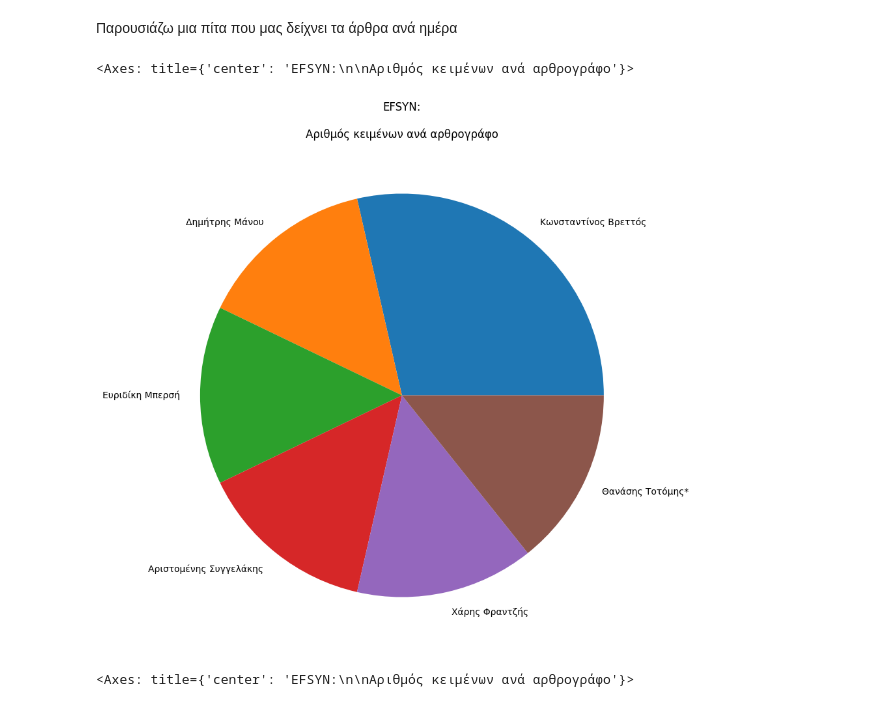
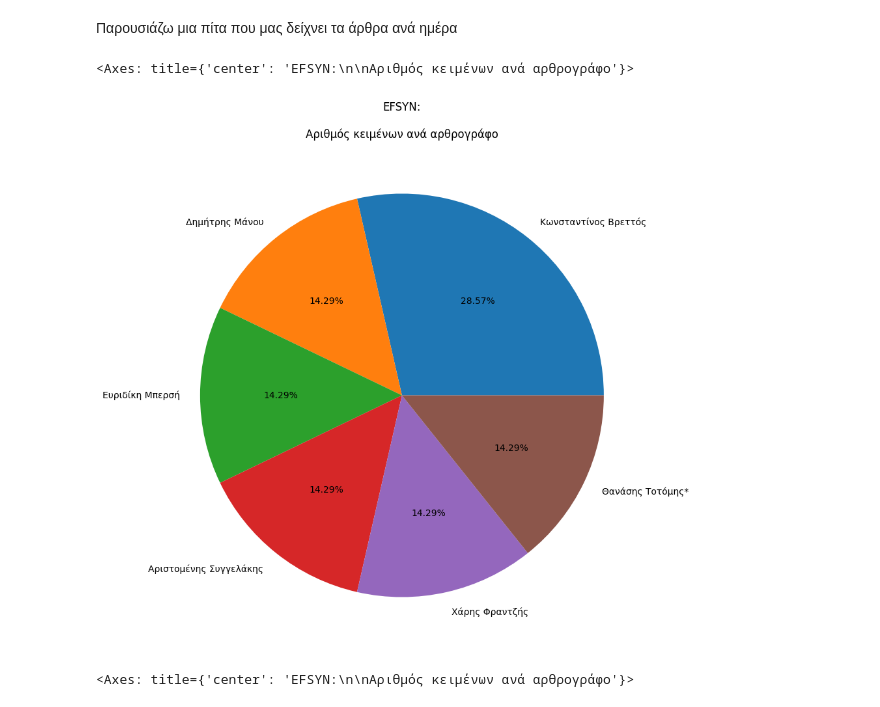
Before and after one commit to evintrella/Thesis, a Jupyter notebook: Analysis/efsyn_analysis_final.ipynb, the cells around one changed output. Drawn from its saved outputs; the diff is of its cells as text; code cells hidden in the pictures.

```diff
--- a/Analysis/efsyn_analysis_final.ipynb
+++ b/Analysis/efsyn_analysis_final.ipynb
@@ -78,10 +78,10 @@ short_df.loc[short_df['author'].str.contains('efsyn', na=False) | short_df['auth
 # %% [markdown]
 Παρουσιάζω μια πίτα που μας δείχνει τα άρθρα ανά ημέρα
 # %%
-short_df['author'].value_counts().plot(kind='pie', title= 'EFSYN:\n\nΑριθμός κειμένων ανά αρθρογράφο', figsize=(10,14), label='')
+short_df['author'].value_counts().plot(kind='pie', title= 'EFSYN:\n\nΑριθμός κειμένων ανά αρθρογράφο', figsize=(10,14), label='', autopct='%1.2f%%')
 # %% [output]
 <Axes: title={'center': 'EFSYN:\n\nΑριθμός κειμένων ανά αρθρογράφο'}>
-[figure, old version]
+[figure, new version]
 # %%
 short_df['author'].value_counts().plot(kind='bar', title= 'EFSYN:\n\nΑριθμός κειμένων ανά αρθρογράφο', color = 'g')
 # %% [output]
```
Also changed, not shown: 2 other files.
